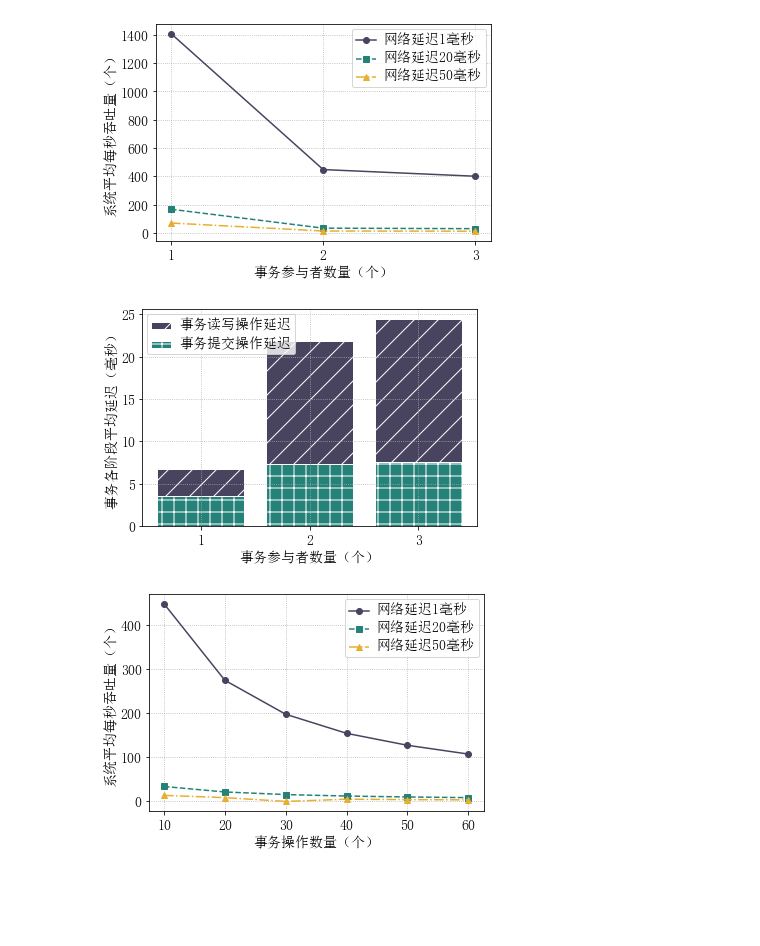
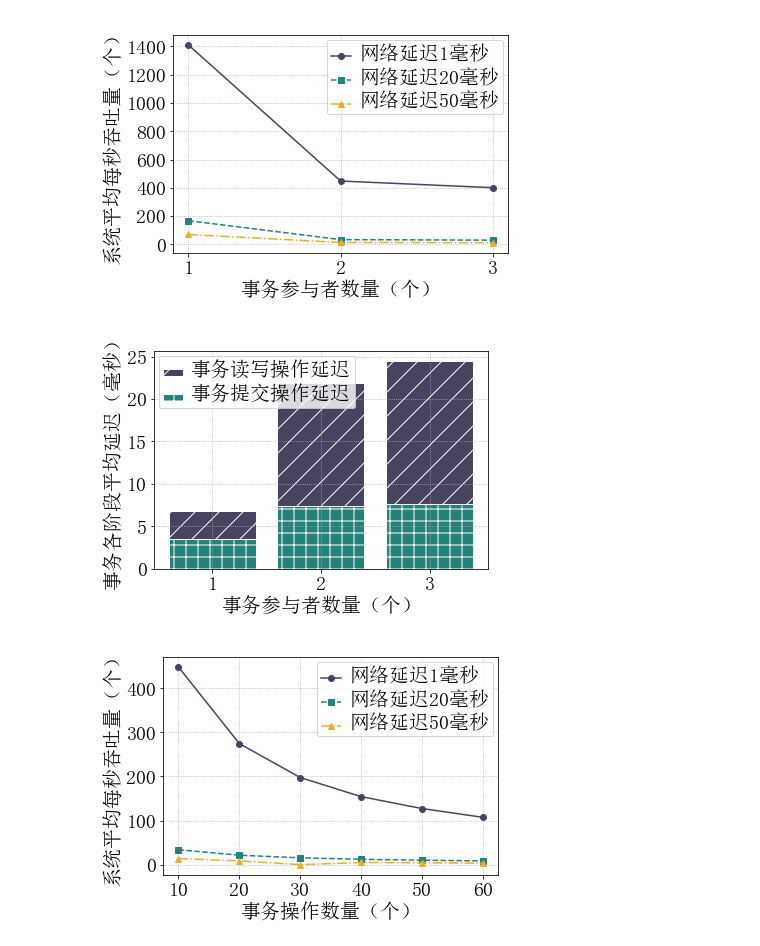
Before and after one commit to HoniiTro19/oceanbase, a Jupyter notebook: testbench/script/graphs.ipynb, the cells around one changed output. Cells and saved outputs as stored; diff of their text form; code cells hidden in the pictures; blank space fills up the shorter version.

```diff
--- a/testbench/script/graphs.ipynb
+++ b/testbench/script/graphs.ipynb
@@ -3,7 +3,7 @@ import numpy as np
 import matplotlib.pyplot as plt
 from matplotlib.font_manager import FontProperties
 
-font = FontProperties(fname="/home/zhd/linux-fonts/simsun.ttc", size=14)
+font = FontProperties(fname="/home/zhd/linux-fonts/simsun.ttc", size=20)
 plt.rcParams['pdf.fonttype'] = 42
 
 #label在图示(legend)中显示。若为数学公式，则最好在字符串前后添加"$"符号
@@ -16,6 +16,7 @@ color1 = tuple(x / 255 for x in [72, 68, 95])
 color2 = tuple(x / 255 for x in [37, 130, 121])
 color3 = tuple(x / 255 for x in [231, 175, 48])
 color4 = tuple(x / 255 for x in [184, 2, 0])
+color5 = tuple(x / 255 for x in [141, 87, 41])
 # %%
 # 分布式事务
 # 参与者数量对吞吐量/延迟的影响
@@ -49,7 +52,6 @@ participants2_delay50_commit_latency = np.array([303293.435, 302953.944, 0, 3036
 # x轴参与者数量，y轴吞吐量，图例网络延迟，折线图
 plt.figure()
 plt.grid(linestyle = ":") #设置背景网格线为虚线
-ax = plt.gca()
 
 x = np.array([1, 2, 3])
 plt.plot(x, operations10_delay1_tps, linestyle="-", color=color1, marker="o", label="网络延迟1毫秒", linewidth=1.5)
@@ -69,35 +71,33 @@ plt.setp(ltext, fontproperties=font)
 plt.savefig("../result/participant-delay-tps.pdf", bbox_inches="tight")
 plt.show()
 # %% [output]
-[figure, old version]
+[figure, new version]
 # %%
 # x轴参与者数量，y轴延迟，堆叠柱状图，图例延迟类型
 plt.figure()
 plt.grid(linestyle = ":") #设置背景网格线为虚线
-ax = plt.gca()
 
 x = np.array([1, 2, 3])
 bar_rw_latency = plt.bar(x, operations10_delay1_txn_latency, label="事务读写操作延迟", color=color1, edgecolor="white", hatch="/")
 bar_commit_latency = plt.bar(x, operations10_delay1_commit_latency, label="事务提交操作延迟", color=color2, edgecolor="white", hatch="+")
 plt.xticks(x, fontproperties=font)
 plt.yticks(fontproperties=font)
 plt.xlabel("事务参与者数量（个）", fontproperties=font)
 plt.ylabel("事务各阶段平均延迟（毫秒）", fontproperties=font)
 
 plt.legend(loc=0, numpoints=1)
 leg = plt.gca().get_legend()
 ltext = leg.get_texts()
 plt.setp(ltext, fontproperties=font)
 
 plt.savefig("../result/participant-stage-latency.pdf", bbox_inches="tight")
 plt.show()
 # %% [output]
-[figure, old version]
+[figure, new version]
 # %%
 # x轴操作数量，y轴吞吐量，折线图，图例网络延迟
 plt.figure()
 plt.grid(linestyle = ":") #设置背景网格线为虚线
-ax = plt.gca()
 
 x = np.array([10, 20, 30, 40, 50, 60])
 plt.plot(x, participants2_delay1_tps, linestyle="-", color=color1, marker="o", label="网络延迟1毫秒", linewidth=1.5)
@@ -117,7 +117,7 @@ plt.setp(ltext, fontproperties=font)
 plt.savefig("../result/operation-delay-tps.pdf", bbox_inches="tight")
 plt.show()
 # %% [output]
-[figure, old version]
+[figure, new version]
 # %%
 # x轴操作数量，y轴延迟，堆叠柱状图，图例延迟类型
 plt.figure()
```
Also changed, not shown: parts of 17 cells of this notebook, 1 other file.
